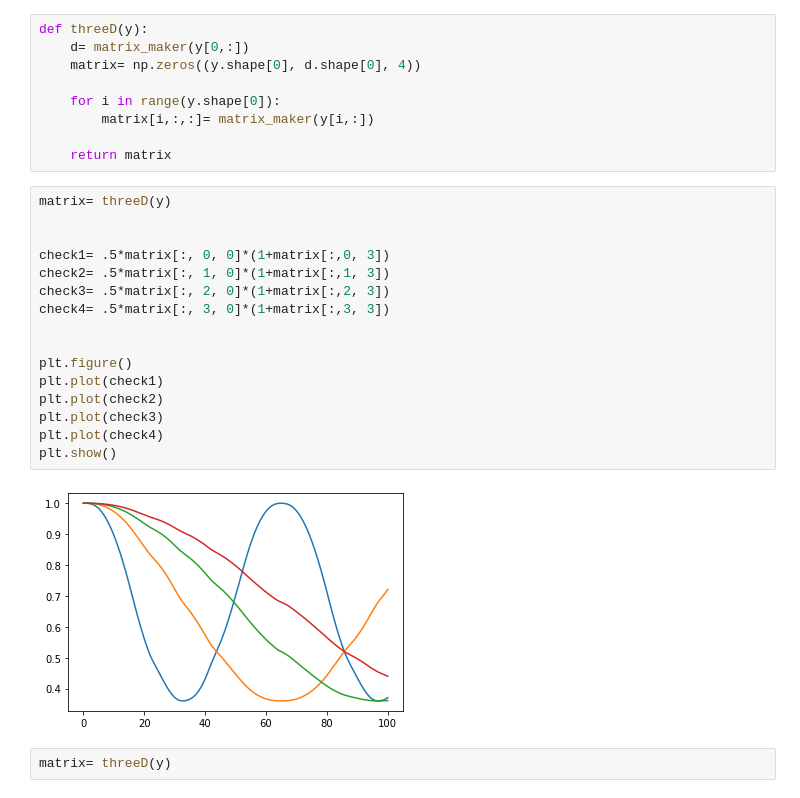
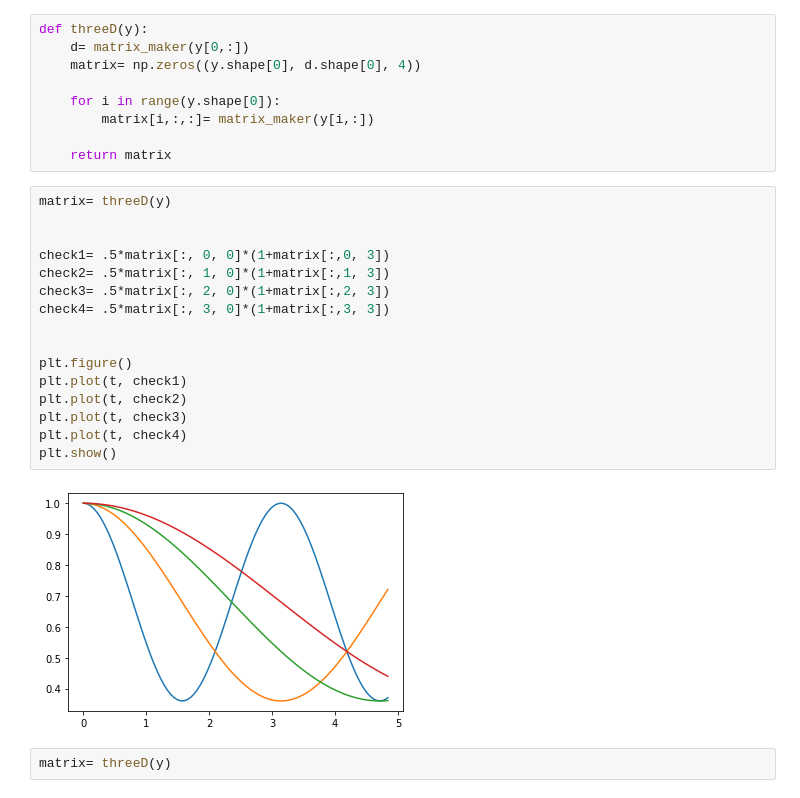
Before and after one commit to nuLABatUSD/QKESolve, a Jupyter notebook: 2023-3 (N>>2).ipynb, the cells around one changed output. Drawn from its saved outputs; the diff is of its cells as text.

```diff
--- a/2023-3 (N>>2).ipynb
+++ b/2023-3 (N>>2).ipynb
@@ -88,20 +88,20 @@ def threeD(y):
 # %%
 matrix= threeD(y)
 
 
 check1= .5*matrix[:, 0, 0]*(1+matrix[:,0, 3])
 check2= .5*matrix[:, 1, 0]*(1+matrix[:,1, 3])
 check3= .5*matrix[:, 2, 0]*(1+matrix[:,2, 3])
 check4= .5*matrix[:, 3, 0]*(1+matrix[:,3, 3])
 
 
 plt.figure()
-plt.plot(check1)
-plt.plot(check2)
-plt.plot(check3)
-plt.plot(check4)
+plt.plot(t, check1)
+plt.plot(t, check2)
+plt.plot(t, check3)
+plt.plot(t, check4)
 plt.show()
 # %% [output]
-[figure, old version]
+[figure, new version]
 # %%
 matrix= threeD(y)
```
Also changed, not shown: 1 other file.
